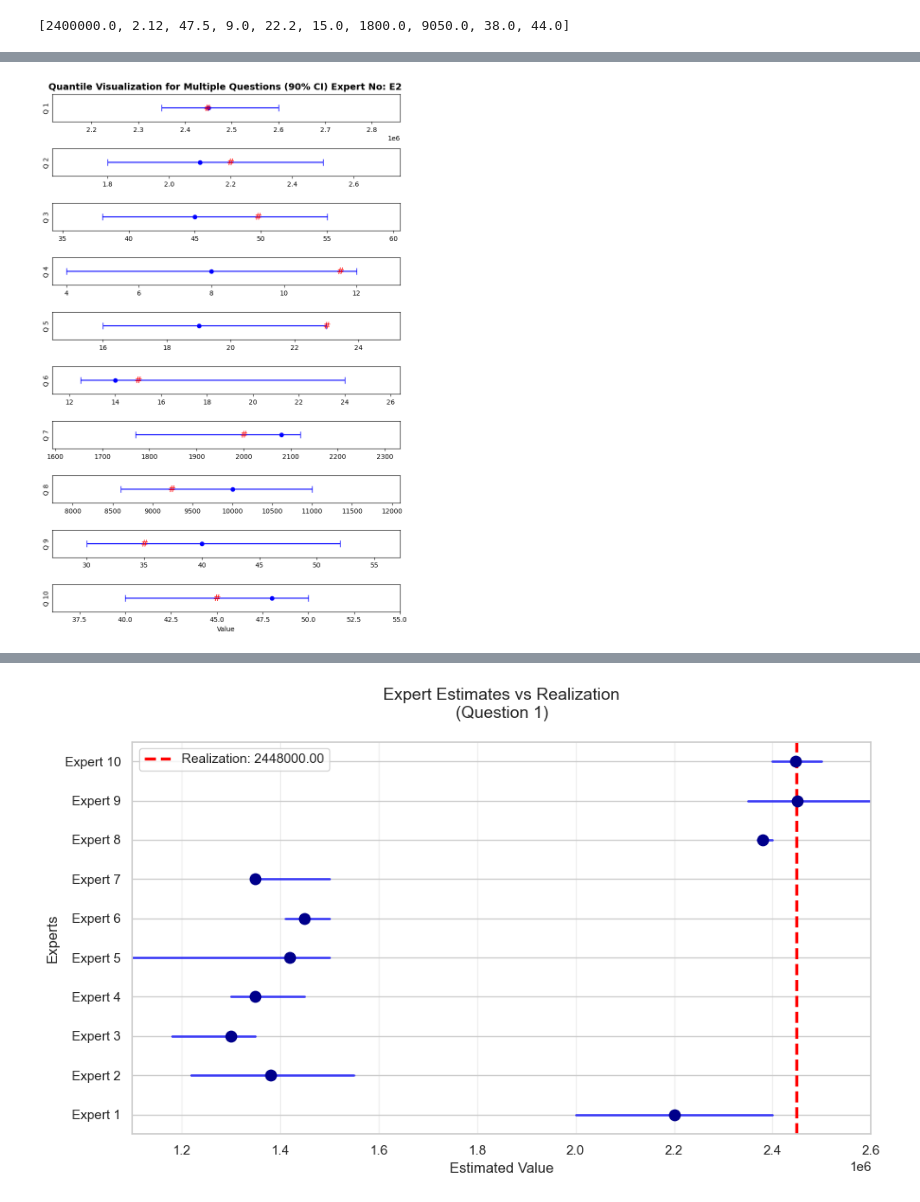
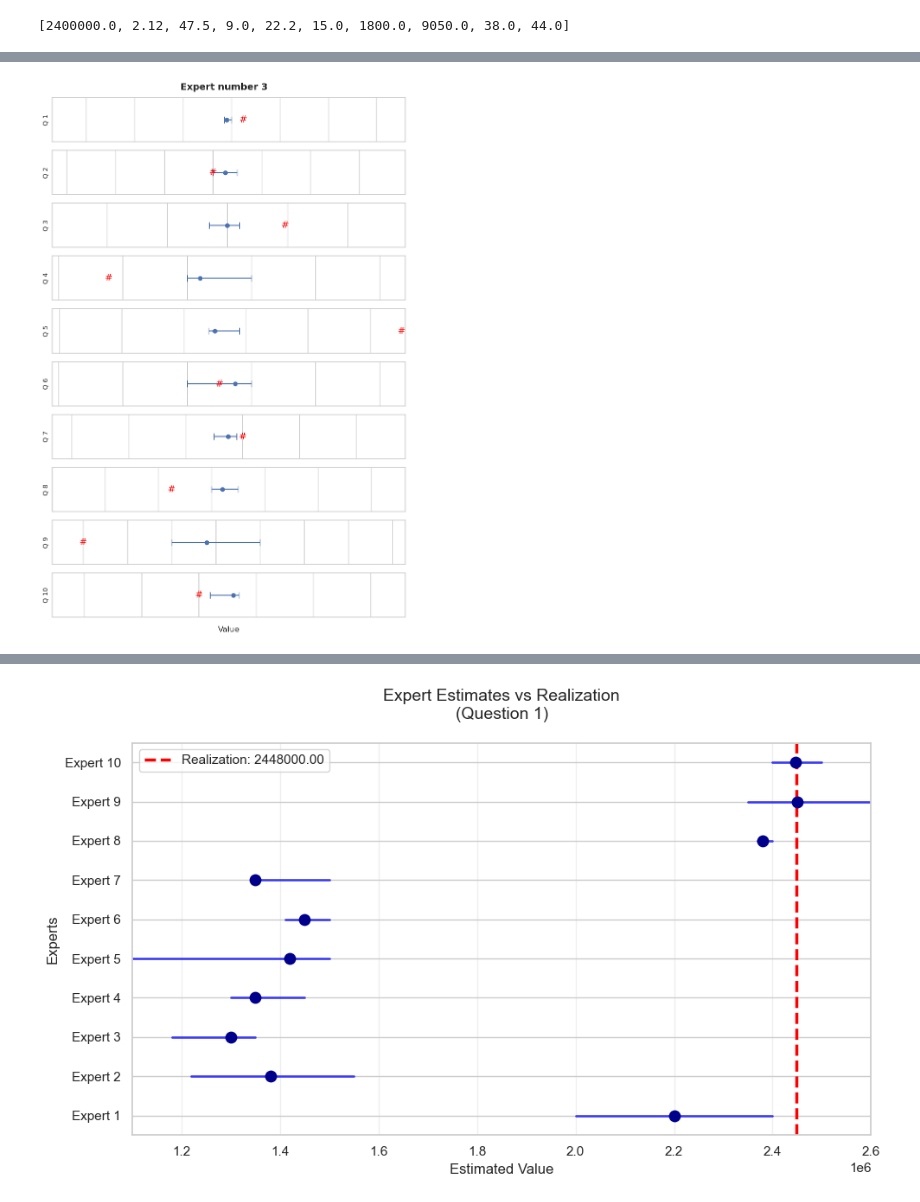
Before and after one commit to FARSHAD-SH/elicipy, a Jupyter notebook: plots.ipynb, the cells around one changed output, grey strips where cells are left out. Drawn from its saved outputs; the diff is of its cells as text; code cells hidden in the pictures.

```diff
--- a/plots.ipynb
+++ b/plots.ipynb
@@ -70,7 +41,4 @@ ValueError: x and y must be the same size
 # %%
-import numpy as np
-import matplotlib.pyplot as plt
-
 # Example data for 10 variables (each with 5%, 50%, 95% quantiles)
 num_q = 10
 variables = [f"Q {i+1}" for i in range(num_q)]
@@ -80,11 +48,19 @@ realization = df2["REALIZATION"][:10]
 np.random.seed(42)  # For reproducibility
 # q5 = np.random.randint(5, 15, num_vars)   # 5th percentile
 # q5 = np.array([float(x) for x in df.iloc[-1][4::3][:]], dtype=float)
-q5 = df.iloc[-1][4::3].to_numpy(dtype=float)
+
+# q5 = df.iloc[-1][4::3].to_numpy(dtype=float)
+q5 = df_reversed.iloc[0][4::3].to_numpy(dtype=float)
 # q50 = np.random.randint(15, 25, num_vars) # 50th percentile (median)
-q50 = df.iloc[-1][5::3].to_numpy(dtype=float)
+
+# q50 = df.iloc[-1][5::3].to_numpy(dtype=float)
+q50 = df_reversed.iloc[0][5::3].to_numpy(dtype=float)
+
 # q95 = np.random.randint(25, 35, num_vars) # 95th percentile
-q95 = df.iloc[-1][6::3].to_numpy(dtype=float)
+
+# q95 = df.iloc[-1][6::3].to_numpy(dtype=float)
+q95 = df_reversed.iloc[0][6::3].to_numpy(dtype=float)
+
 
 # Compute error values for error bars
 lower_errors = q50 - q5
@@ -94,7 +70,7 @@ upper_errors = q95 - q50
 fig, axes = plt.subplots(num_q, 1, figsize=(8, 12), sharex=False)  # Separate y-axes
 
 # Add a title to the whole figure
-fig.suptitle("Quantile Visualization for Multiple Questions (90% CI) Expert No: E1", fontsize=14, fontweight="bold")
+fig.suptitle("Expert number 1", fontsize=14, fontweight="bold")
 
 fig.gca().spines.values()
 # spine.set_edgecolor("black")
@@ -107,6 +83,7 @@ for i, ax in enumerate(axes):
     # ax.set_title(variables[i], fontsize=10)
     ax.set_ylabel(variables[i], fontsize=10)
     ax.set_yticks([])  # Remove y-axis ticks
+    ax.set_xticklabels([])  # Hide x-axis tick labels
     ax.set_xlim(q5[i] - .1*q5[i], q95[i] + .1*q95[i])  # Independent x-axis limits for each variable
 
 # Adjust layout
@@ -120,7 +153,4 @@ plt.show()
 # %%
-import numpy as np
-import matplotlib.pyplot as plt
-
 # Example data for 10 variables (each with 5%, 50%, 95% quantiles)
 num_q = 10
 variables = [f"Q {i+1}" for i in range(num_q)]
@@ -130,40 +160,49 @@ realization = df2["REALIZATION"][:10]
 np.random.seed(42)  # For reproducibility
 # q5 = np.random.randint(5, 15, num_vars)   # 5th percentile
 # q5 = np.array([float(x) for x in df.iloc[-1][4::3][:]], dtype=float)
-q5 = df.iloc[-2][4::3].to_numpy(dtype=float)
+
+# q5 = df.iloc[-1][4::3].to_numpy(dtype=float)
+q5 = df_reversed.iloc[2][4::3].to_numpy(dtype=float)
 # q50 = np.random.randint(15, 25, num_vars) # 50th percentile (median)
-q50 = df.iloc[-2][5::3].to_numpy(dtype=float)
+
+# q50 = df.iloc[-1][5::3].to_numpy(dtype=float)
+q50 = df_reversed.iloc[2][5::3].to_numpy(dtype=float)
+
 # q95 = np.random.randint(25, 35, num_vars) # 95th percentile
-q95 = df.iloc[-2][6::3].to_numpy(dtype=float)
+
+# q95 = df.iloc[-1][6::3].to_numpy(dtype=float)
+q95 = df_reversed.iloc[2][6::3].to_numpy(dtype=float)
+
 
 # Compute error values for error bars
 lower_errors = q50 - q5
 upper_errors = q95 - q50
 
 # Plotting multiple axes with independent scales
 fig, axes = plt.subplots(num_q, 1, figsize=(8, 12), sharex=False)  # Separate y-axes
 
 # Add a title to the whole figure
-fig.suptitle("Quantile Visualization for Multiple Questions (90% CI) Expert No: E2", fontsize=14, fontweight="bold")
+fig.suptitle("Expert number 3", fontsize=14, fontweight="bold")
 
 fig.gca().spines.values()
 # spine.set_edgecolor("black")
 # spine.set_linewidth(2)
 
 
 for i, ax in enumerate(axes):
     ax.errorbar(q50[i], 0, xerr=[[lower_errors[i]], [upper_errors[i]]], fmt='o', color='b', capsize=5, label="90% CI")
     ax.text(realization[i], 0, "#", fontsize=14, color='red', ha='center', va='center')
     # ax.set_title(variables[i], fontsize=10)
     ax.set_ylabel(variables[i], fontsize=10)
     ax.set_yticks([])  # Remove y-axis ticks
-    ax.set_xlim(q5[i] - .1*q5[i], q95[i] + .1*q95[i])  # Independent x-axis limits for each variable
+    ax.set_xticklabels([])  # Hide x-axis tick labels
+    ax.set_xlim(q5[i] - .3*q5[i], q95[i] + .3*q95[i])  # Independent x-axis limits for each variable
 
 # Adjust layout
 plt.xlabel("Value")
 # plt.title("Expert No: E1")
 plt.tight_layout()
-plt.savefig("figure2.png", dpi=300, bbox_inches='tight')
+plt.savefig("figure3.png", dpi=300, bbox_inches='tight')
 plt.show()
 # %% [output]
-[figure, old version]
+[figure, new version]
```
Also changed, not shown: parts of 27 cells of this notebook, 4 other files.
